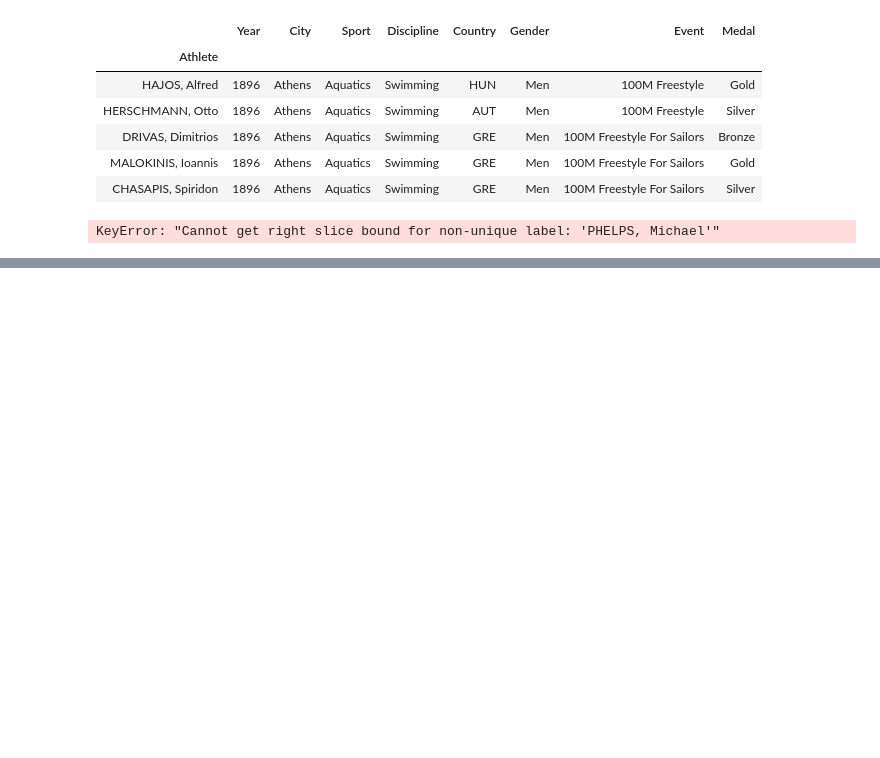
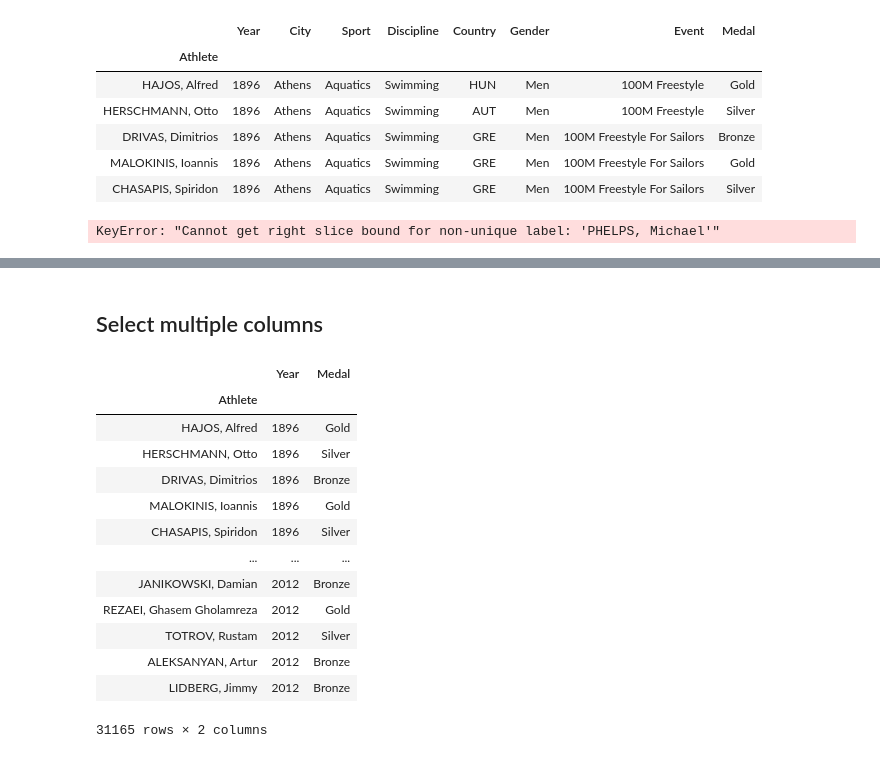
Before and after one commit to Nish2288/Pandas_Practice, a Jupyter notebook: Pandas tutorial/1.Pandas DataFrame Basic 1/Pandas Basic.ipynb, the cells around one changed output, grey strips where cells are left out. Saved outputs shown, nothing was run; the diff lists cells and outputs as text; code cells hidden in the pictures; blank space fills up the shorter version.

```diff
--- a/Pandas tutorial/1.Pandas DataFrame Basic 1/Pandas Basic.ipynb
+++ b/Pandas tutorial/1.Pandas DataFrame Basic 1/Pandas Basic.ipynb
@@ -599,0 +627,19 @@ summer.loc["DRIVAS, Dimitrios":"BLAKE, Arthur", "City": "Discipline"]
+# %% [markdown]
+## Select multiple columns
+# %%
+summer[["Year", "Medal"]]
+# %% [output]
+|  | Year | Medal |
+| Athlete |  |  |
+| HAJOS, Alfred | 1896 | Gold |
+| HERSCHMANN, Otto | 1896 | Silver |
+| DRIVAS, Dimitrios | 1896 | Bronze |
+| MALOKINIS, Ioannis | 1896 | Gold |
+| CHASAPIS, Spiridon | 1896 | Silver |
+| ... | ... | ... |
+| JANIKOWSKI, Damian | 2012 | Bronze |
+| REZAEI, Ghasem Gholamreza | 2012 | Gold |
+| TOTROV, Rustam | 2012 | Silver |
+| ALEKSANYAN, Artur | 2012 | Bronze |
+| LIDBERG, Jimmy | 2012 | Bronze |
+31165 rows × 2 columns
```
Also changed, not shown: parts of 7 cells of this notebook, 1 other file.
